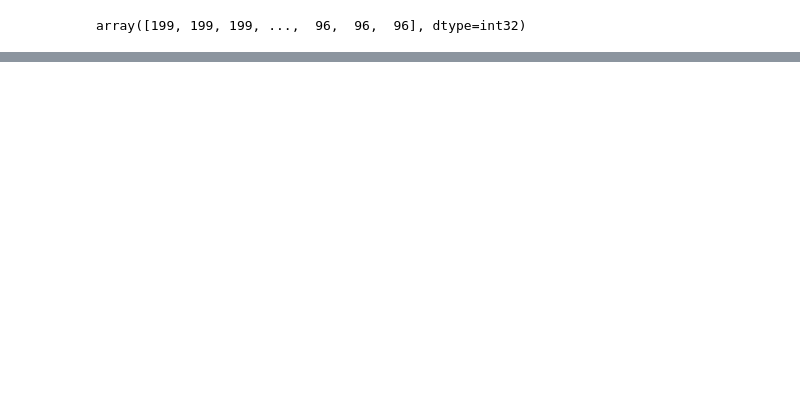
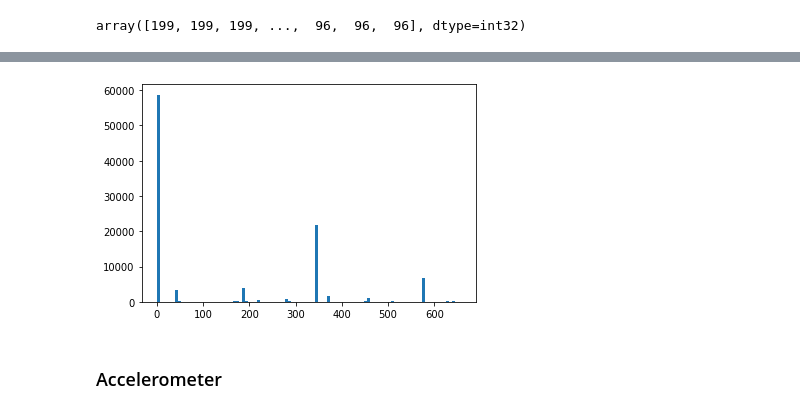
Before and after one commit to konumaru/indoor_location_and_Navigation, a Jupyter notebook: notebook/RawDataProcessing.ipynb, the cells around one changed output, grey strips where cells are left out. Cells and saved outputs as stored; diff of their text form; code cells hidden in the pictures; blank space fills up the shorter version.

Commit message:
[update] pass test of beacon model

```diff
--- a/notebook/RawDataProcessing.ipynb
+++ b/notebook/RawDataProcessing.ipynb
@@ -185,0 +192,19 @@ Wall time: 1min 48s
+# %%
+def get_uuid_from_feature_store(filepath):
+    path_id = filepath.name.split(".")[0]
+
+    feature = load_pickle(f"../data/working/{path_id}.pkl", verbose=False)
+    uniques = feature.beacon.uuid.unique()
+    if len(uniques) > 0:
+        return uniques
+    else:
+        return np.array([])
+# %%
+%%time
+uuid = Parallel(n_jobs=-1)(delayed(get_uuid_from_feature_store)(filepath) for filepath in track(filepaths))
+
+uuid = np.concatenate(uuid, axis=0)
+unique_uuid = np.unique(uuid)
+
+uuid_map = {_uuid: i + 1 for i, _uuid in enumerate(unique_uuid)}
+dump_pickle("./tmp/uuid_map.pkl", uuid_map)
@@ -352,0 +381,2 @@ feature = load_pickle(f"../data/working/{path_id}.pkl", verbose=False)
+# %%
+waypoint = load_pickle("./tmp/train_waypoint.pkl", verbose=False)
@@ -352,0 +457,13 @@ feature = load_pickle(f"../data/working/{path_id}.pkl", verbose=False)
+# %%
+uuid, tx_power, rssi = zip(*results)
+uuid = np.concatenate(uuid, axis=0)
+tx_power = np.concatenate(tx_power, axis=0)
+rssi = np.concatenate(rssi, axis=0)
+# %%
+plt.figure()
+plt.hist(uuid.ravel(), bins=100)
+plt.show()
+# %% [output]
+[figure, added]
+# %% [markdown]
+### Accelerometer
```
Also changed, not shown: parts of 20 cells of this notebook, 12 other files.
